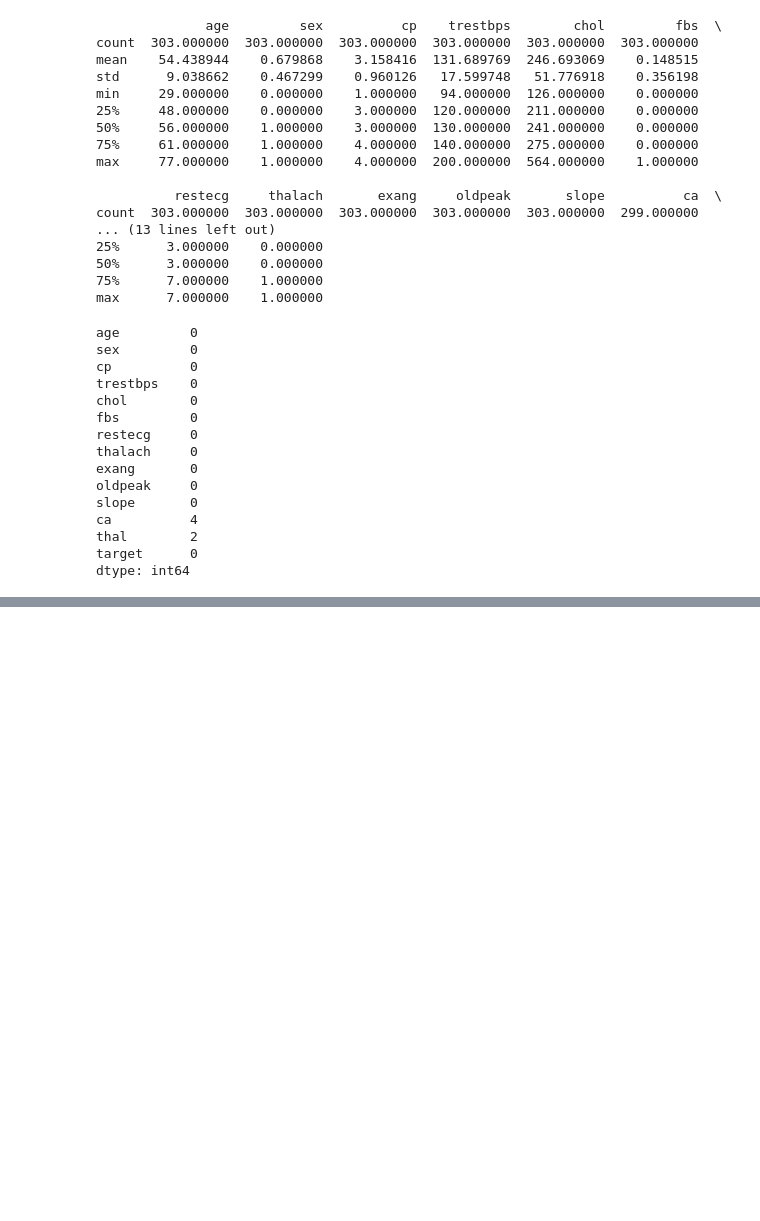
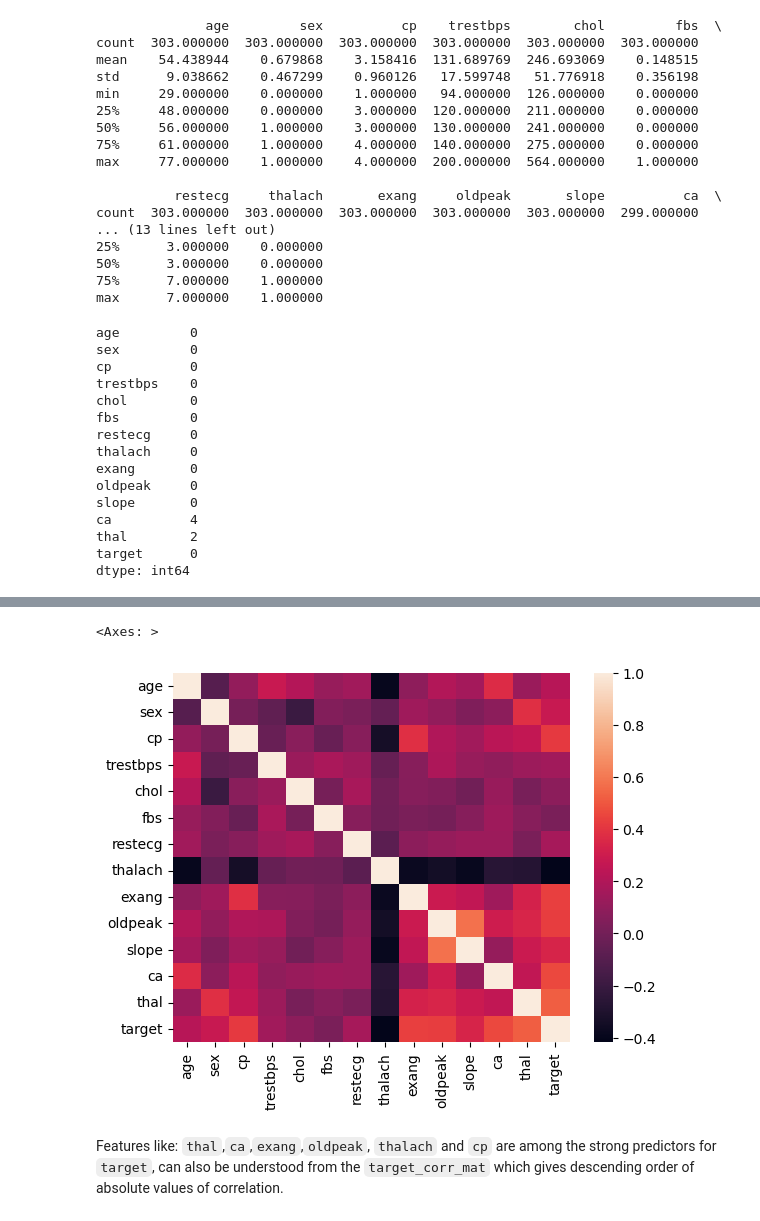
Before and after one commit to Dduddudu2508/heart-disease-prediction, a Jupyter notebook: notebooks/01_eda.ipynb, the cells around one changed output, grey strips where cells are left out. Saved outputs shown, nothing was run; the diff lists cells and outputs as text; code cells hidden in the pictures; blank space fills up the shorter version.

Commit message:
Complete EDA with visualisations and observations

```diff
--- a/notebooks/01_eda.ipynb
+++ b/notebooks/01_eda.ipynb
@@ -140,4 +102,4 @@ dtype: int64
 # %%
-missing_values_col = df_1.isnull().sum()[df_1.isnull().sum() > 0].index.tolist()
+missing_values_col = df.isnull().sum()[df.isnull().sum() > 0].index.tolist()
 missing_values_col
 # %% [output]
@@ -145,2 +107,9 @@ missing_values_col
 # %%
-# Impute trestbps, restecg, thalach, exang with median
+# Impute ca and thal with median
+from sklearn.impute import SimpleImputer
+
+imputer = SimpleImputer(strategy='median')
+df[['ca','thal']] = imputer.fit_transform(df[missing_values_col])
+
+print(df.isnull().sum())
+print(df.shape)
@@ -146,0 +136,10 @@ missing_values_col
+# %%
+import matplotlib.pyplot as plt
+import seaborn as sns
+
+sns.heatmap(df.corr())
+# %% [output]
+<Axes: >
+[figure, added]
+# %% [markdown]
+Features like: `thal`,`ca`,`exang`,`oldpeak`, `thalach` and `cp` are among the strong predictors for `target`, can also be understood from the `target_corr_mat` which gives descending order of absolute values of correlation.
```
Also changed, not shown: parts of 21 cells of this notebook.
